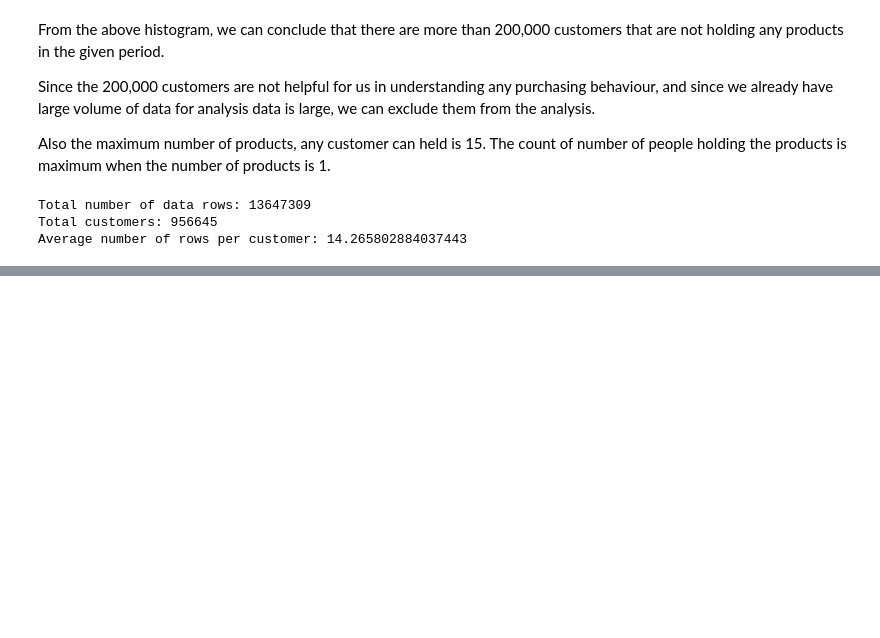
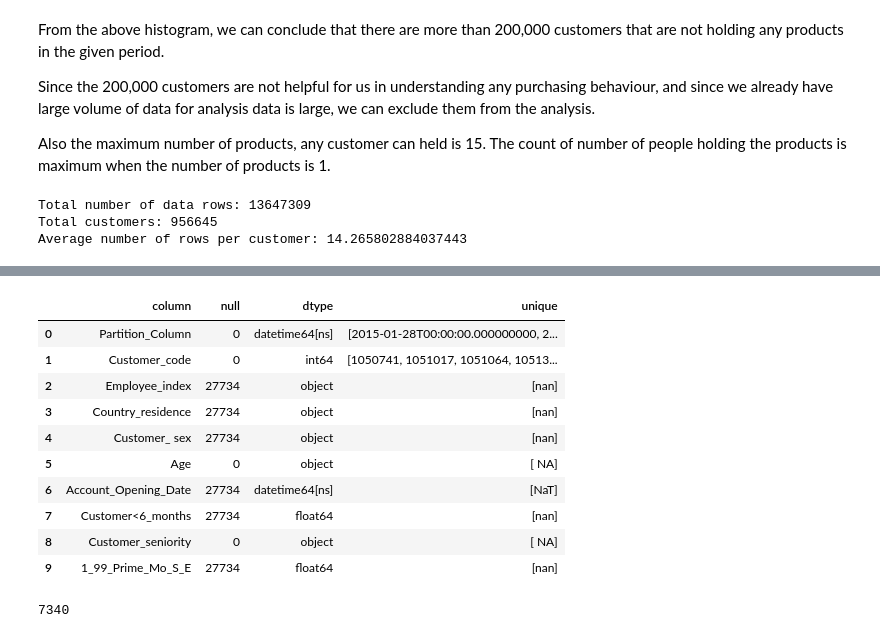
Before and after one commit to AartiSonawane/Bank-Recommendation-Engine, a Jupyter notebook: Bank_Product_Recommendation.ipynb, the cells around one changed output, grey strips where cells are left out. Saved outputs shown, nothing was run; the diff lists cells and outputs as text; code cells hidden in the pictures; blank space fills up the shorter version.

```diff
--- a/Bank_Product_Recommendation.ipynb
+++ b/Bank_Product_Recommendation.ipynb
@@ -160,0 +209,19 @@ Average number of rows per customer: 14.265802884037443
+# %%
+data_features(df[df['Employee_index'].isnull()]).head(10)
+# %% [output]
+|  | column | null | dtype | unique |
+| 0 | Partition_Column | 0 | datetime64[ns] | [2015-01-28T00:00:00.000000000, 2... |
+| 1 | Customer_code | 0 | int64 | [1050741, 1051017, 1051064, 10513... |
+| 2 | Employee_index | 27734 | object | [nan] |
+| 3 | Country_residence | 27734 | object | [nan] |
+| 4 | Customer_ sex | 27734 | object | [nan] |
+| 5 | Age | 0 | object | [ NA] |
+| 6 | Account_Opening_Date | 27734 | datetime64[ns] | [NaT] |
+| 7 | Customer<6_months | 27734 | float64 | [nan] |
+| 8 | Customer_seniority | 0 | object | [ NA] |
+| 9 | 1_99_Prime_Mo_S_E | 27734 | float64 | [nan] |
+# %%
+# To get the count of customers with missing details:
+len(df[df['Employee_index'].isnull()]['Customer_code'].unique())
+# %% [output]
+7340
```
Also changed, not shown: parts of 6 cells of this notebook.
